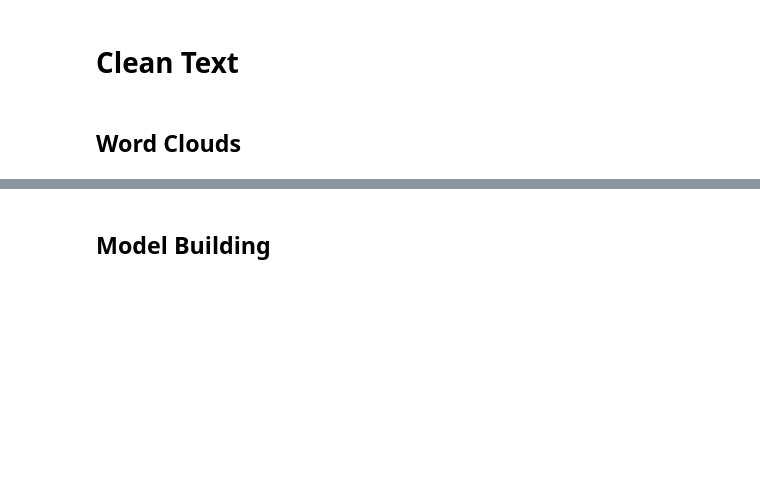
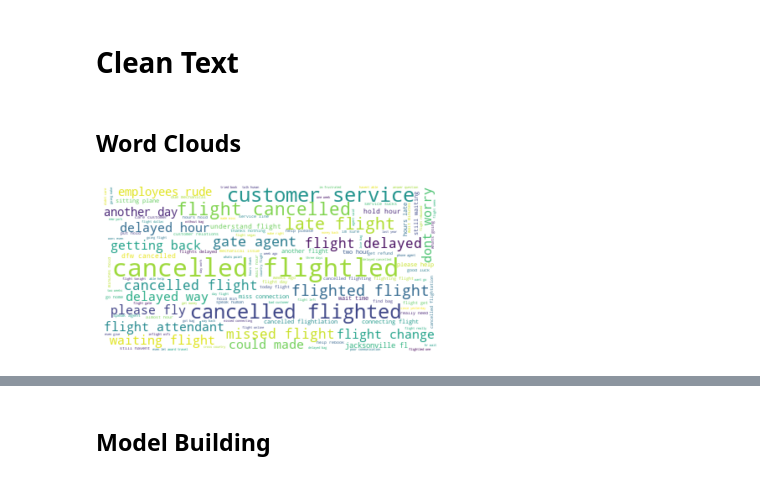
Before and after one commit to willjdew/Springboard, a Jupyter notebook: capstones/capstone_2-twitter_sentiment/notebooks/Twitter_US_Airline_ Sentiment.ipynb, the cells around one changed output, grey strips where cells are left out. Cells and saved outputs as stored; diff of their text form; code cells hidden in the pictures; blank space fills up the shorter version.

```diff
--- a/capstones/capstone_2-twitter_sentiment/notebooks/Twitter_US_Airline_ Sentiment.ipynb
+++ b/capstones/capstone_2-twitter_sentiment/notebooks/Twitter_US_Airline_ Sentiment.ipynb
@@ -242,20 +246,17 @@ chart.set_xticklabels(chart.get_xticklabels(), rotation=90);
 # %% [markdown]
 Looking at the top ten user_timezones we see that all of them have more negative sentiments then other sentiments with some by a lot.
+# %%
+# Create list of the non top ten inthe user_timezone
+user_timezone_lowest = list(df_1['user_timezone'].value_counts().tail(842).index)
+# create a dummie matrix of user_timezone
+df_1 = dummie(df_1, 'user_timezone')
 # %%
-# Create list of the non top ten inthe user_timezone
-user_timezone_lowest = list(df_1['user_timezone'].value_counts().tail(842).index)
-# create a dummie matrix of user_timezone
-df_ut = pd.get_dummies(df_1['user_timezone'])
 # create other_timezone column and fill with zero
-df_ut['other_timezone'] = 0
+df_1['other_timezone'] = 0
 # combine non top ten user_timezone into other_timezone column
 for c in user_timezone_lowest:
-    df_ut['other_timezone'] = df_ut['other_timezone'] + df_ut[c]
-    df_ut = df_ut.drop(c, axis=1)
-# add tweet_id to dummies matrix and merge with original dataframe
-df_ut['tweet_id'] = df_1['tweet_id']
-
-df_1 = pd.merge(df_1, df_ut, on='tweet_id')
+    df_1['other_timezone'] = df_1['other_timezone'] + df_1[c]
+    df_1 = df_1.drop(c, axis=1)
 # %%
 df_1 = df_1.drop('tweet_location', axis=1)
 # %% [markdown]
@@ -270,6 +271,8 @@ df_1.hist(column='tweet_char_len', by='airline_sentiment');
 We can create a value with the tweet text charactor length and see if there is corrilation betwee tweet length and negative or positive sentiment.
 
 Looking at the negative and other sentiment histograms we see that negative twee_char_len is skewed toards the right
+# %%
+df_1 = df_1.drop(['airline', 'user_timezone', 'day', 'hour', 'date', 'tweet_created'], axis=1)
 # %% [markdown]
 # Clean Text
 # %%
@@ -301,13 +304,13 @@ df_1['tweet_clean'] = df_1['text'].apply(process_tweets)
 # %%
 from wordcloud import WordCloud
 # %%
-negative_text = " ".join(tweet for tweet in df_1['tweet_clean'][df_1['airline_sentiment'] == 'negative'])
+def wordcloud_graph(sentiment='negative'):
+    text = " ".join(tweet for tweet in df_1['tweet_clean'][df_1['airline_sentiment'] == sentiment])
+    # Generate a word cloud image
+    wordcloud = WordCloud(stopwords=stopwords.words('english'), background_color="white").generate(text)
 
-# Generate a word cloud image
-wordcloud = WordCloud(stopwords=stopwords.words('english'), background_color="white").generate(negative_text)
-
-# Display the generated image:
-# the matplotlib way:
-plt.imshow(wordcloud, interpolation='bilinear')
-plt.axis("off")
-plt.show()
+    # Display the generated image:
+    # the matplotlib way:
+    plt.imshow(wordcloud, interpolation='bilinear')
+    plt.axis("off")
+    plt.show()
@@ -335,0 +317,4 @@ plt.show()
+# %%
+wordcloud_graph('negative')
+# %% [output]
+[figure, added]
```
Also changed, not shown: parts of 26 cells of this notebook.
